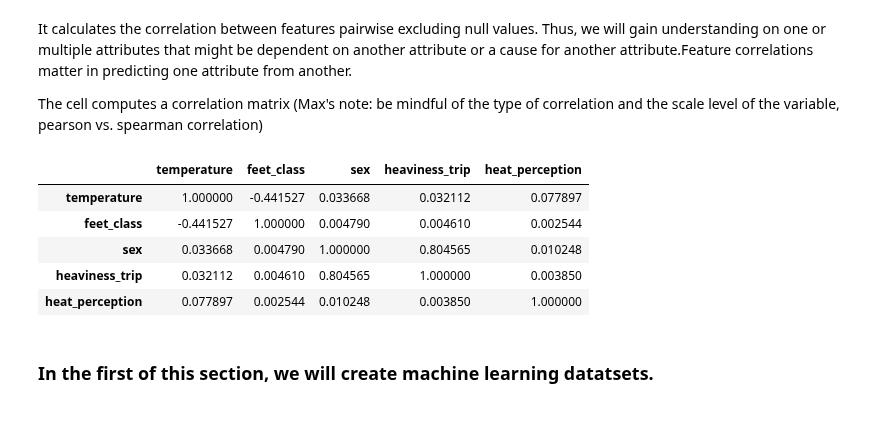
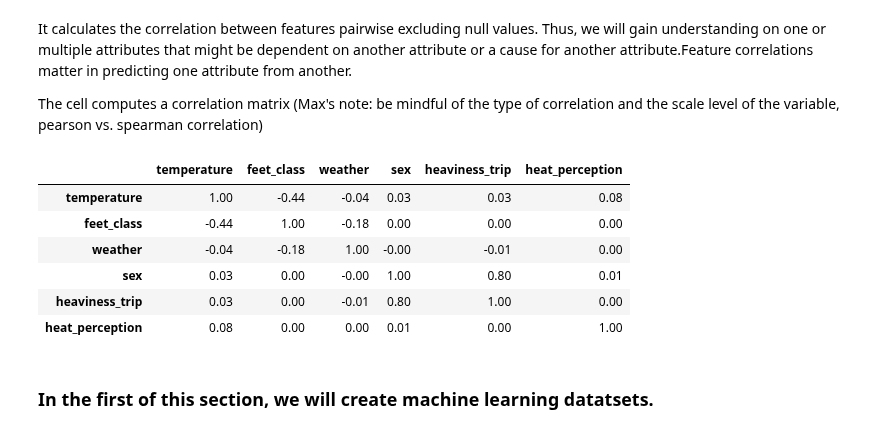
Before and after one commit to TechLabs-Berlin/wt21-commfy, a Jupyter notebook: multiclass_classification_feet.ipynb, the cells around one changed output. Drawn from its saved outputs; the diff is of its cells as text; code cells hidden in the pictures.

```diff
--- a/multiclass_classification_feet.ipynb
+++ b/multiclass_classification_feet.ipynb
@@ -110,3 +115,5 @@ array([-2,  0, -5,  2, 44,  4, -4,  5, -3, -1,  3,  1])
+# %%
+feets['weather'].replace(['cloudy','sunny','snowy','rainy'],[4,1,3,2],inplace=True)
 # %%
 #replacing the incorrect value the correct one
 feets['heat_perception'].replace([44],[4], inplace=True)
@@ -193,16 +200,17 @@ feets.boxplot(by ='feet_class', column =['temperature'], grid = False)
 
 The cell computes a correlation matrix (Max's note: be mindful of the type of correlation and the scale level of the variable, pearson vs. spearman correlation)
 # %%
-feets.corr()# to reveal whether correlation is positive, negative
+round(feets.corr(),2)# to reveal whether correlation is positive, negative
 #or non-existent.
 #Read more on correlation matrix to interpret Max's note above.
 # %% [output]
-|  | temperature | feet_class | sex | heaviness_trip | heat_perception |
-| temperature | 1.000000 | -0.441527 | 0.033668 | 0.032112 | 0.077897 |
-| feet_class | -0.441527 | 1.000000 | 0.004790 | 0.004610 | 0.002544 |
-| sex | 0.033668 | 0.004790 | 1.000000 | 0.804565 | 0.010248 |
-| heaviness_trip | 0.032112 | 0.004610 | 0.804565 | 1.000000 | 0.003850 |
-| heat_perception | 0.077897 | 0.002544 | 0.010248 | 0.003850 | 1.000000 |
+|  | temperature | feet_class | weather | sex | heaviness_trip | heat_perception |
+| temperature | 1.00 | -0.44 | -0.04 | 0.03 | 0.03 | 0.08 |
+| feet_class | -0.44 | 1.00 | -0.18 | 0.00 | 0.00 | 0.00 |
+| weather | -0.04 | -0.18 | 1.00 | -0.00 | -0.01 | 0.00 |
+| sex | 0.03 | 0.00 | -0.00 | 1.00 | 0.80 | 0.01 |
+| heaviness_trip | 0.03 | 0.00 | -0.01 | 0.80 | 1.00 | 0.00 |
+| heat_perception | 0.08 | 0.00 | 0.00 | 0.01 | 0.00 | 1.00 |
 # %% [markdown]
 ### In the first of this section, we will create machine learning datatsets.
 # %% [markdown]
```
Also changed, not shown: parts of 20 cells of this notebook.
